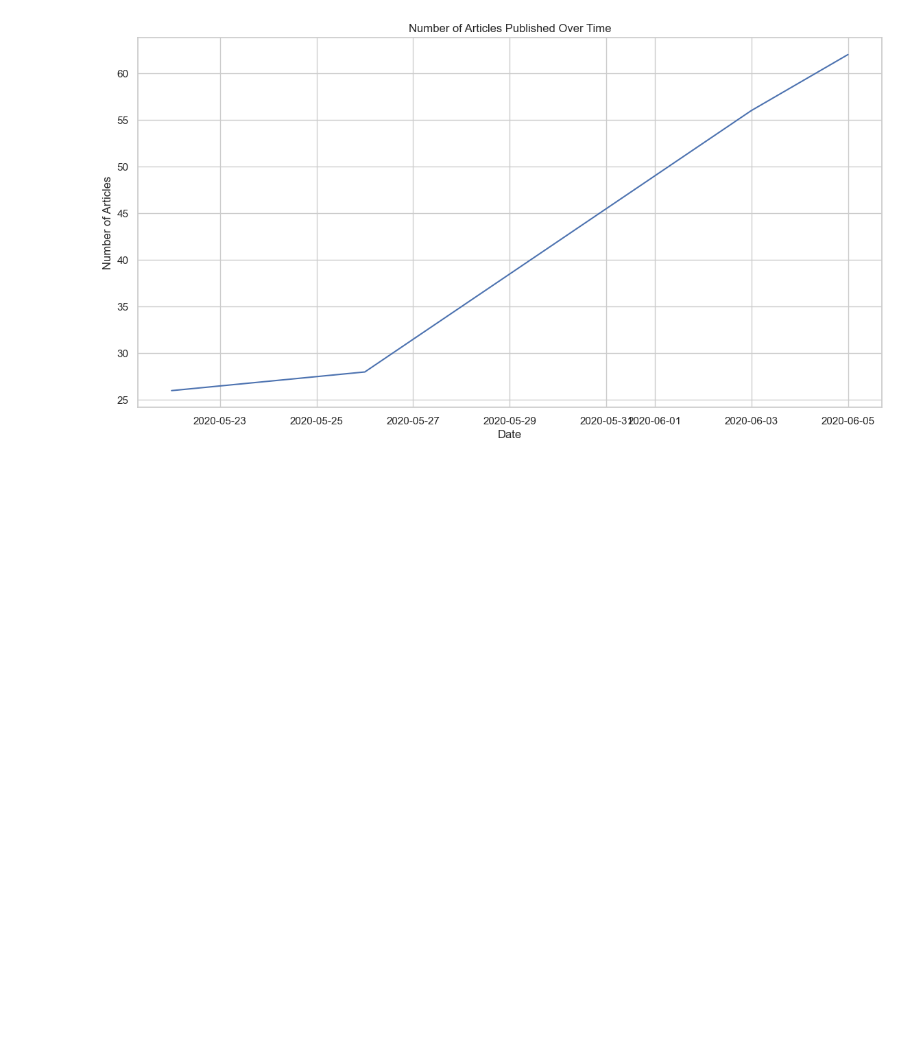
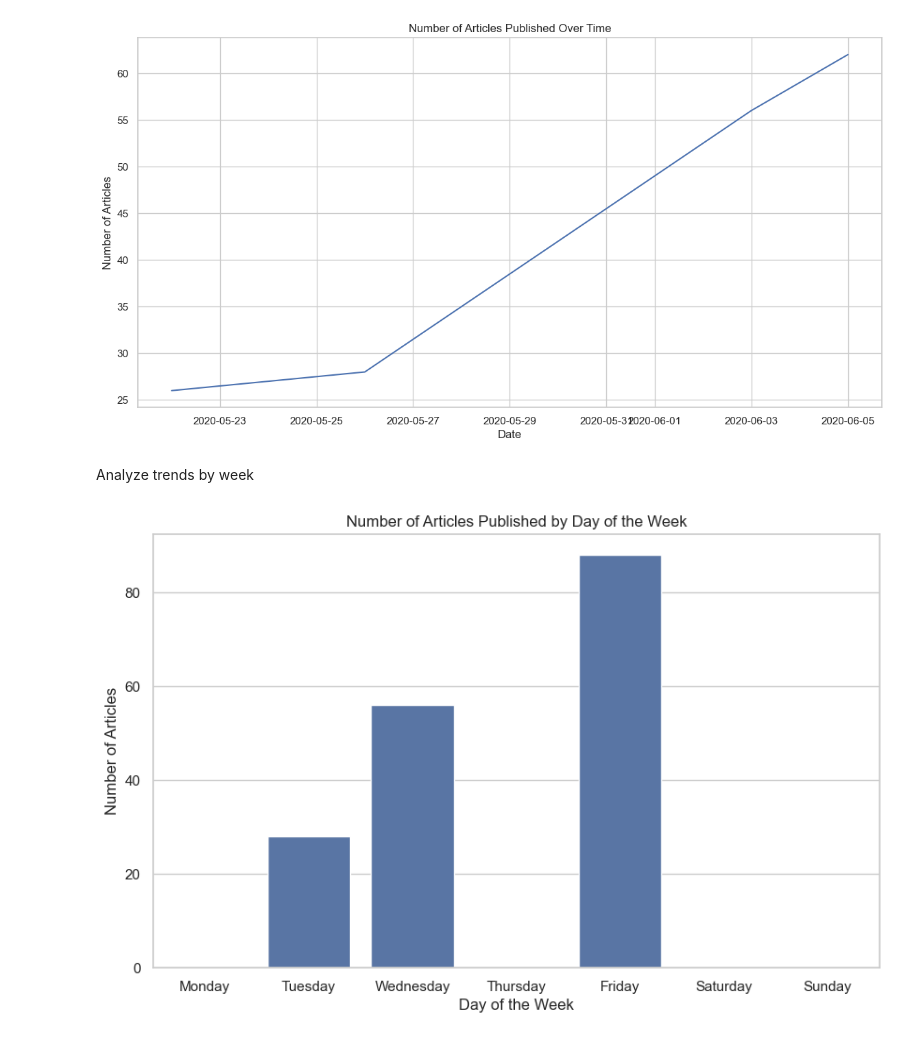
Before and after one commit to Birkity/Nova-Financial-Solutions-, a Jupyter notebook: notebooks/NovaEDA.ipynb, the cells around one changed output. Drawn from its saved outputs; the diff is of its cells as text; code cells hidden in the pictures; blank space fills up the shorter version.

Commit message:
Analyze trends by week

```diff
--- a/notebooks/NovaEDA.ipynb
+++ b/notebooks/NovaEDA.ipynb
@@ -124,3 +124,14 @@ plt.ylabel('Number of Articles')
 plt.show()
 # %% [output]
 [figure]
+# %% [markdown]
+Analyze trends by week
+# %%
+plt.figure(figsize=(10, 6))
+sns.countplot(x='day_of_week', data=df, order=['Monday', 'Tuesday', 'Wednesday', 'Thursday', 'Friday', 'Saturday', 'Sunday'])
+plt.title('Number of Articles Published by Day of the Week')
+plt.xlabel('Day of the Week')
+plt.ylabel('Number of Articles')
+plt.show()
+# %% [output]
+[figure, added]
```
